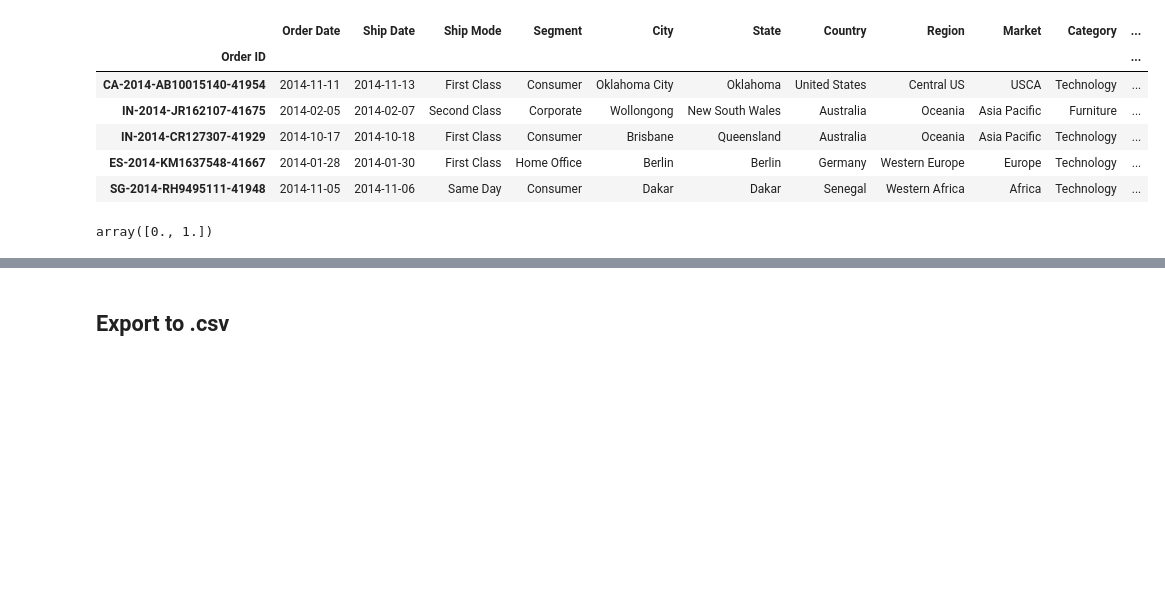
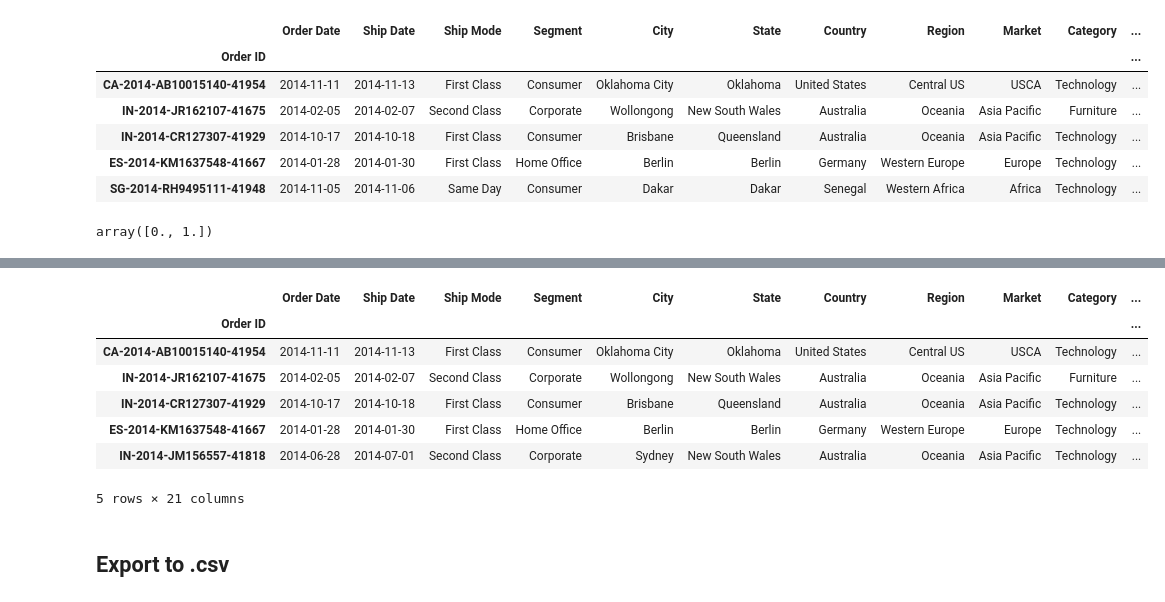
Before and after one commit to rachael-meinders/superstore, a Jupyter notebook: cleaning_data.ipynb, the cells around one changed output, grey strips where cells are left out. Drawn from its saved outputs; the diff is of its cells as text; code cells hidden in the pictures; blank space fills up the shorter version.

Commit message:
pull orders only from top countries

```diff
--- a/cleaning_data.ipynb
+++ b/cleaning_data.ipynb
@@ -338,0 +341,4 @@ array([0., 1.])
+# %%
+# Profit margin
+super_df['Profit Margin Percentage']=super_df.apply(lambda x: x.Profit/x.Sales if x.Profit!=0 else 0, axis=1) * 100
+super_df.head()
@@ -338,0 +358,5 @@ array([0., 1.])
+# %%
+# create df with order count per country, descending
+ordercount_sorted = super_df[['Country','Order Date']].groupby(['Country']).count().sort_values(by='Order Date',ascending=False).reset_index()
+ordercount_sorted = ordercount_sorted.rename(columns={'Order Date':'Orders per Country'})
+ordercount_sorted.head(20)
@@ -338,0 +381,5 @@ array([0., 1.])
+# %%
+# merge super_df with ordercount_sorted - gets order count/country in combined df
+super_topcountries = pd.merge(super_df, ordercount_sorted, on='Country', how='left')
+super_topcountries = super_topcountries.set_index(super_df.index)
+super_topcountries.head()
@@ -339,3 +395,16 @@ array([0., 1.])
+# %%
+# keep only orders from countries with > 500 total orders
+super_topcountries = super_topcountries[super_topcountries['Orders per Country'] > 500]
+super_topcountries.head()
+# %% [output]
+|  | Order Date | Ship Date | Ship Mode | Segment | City | State | Country | Region | Market | Category | ... |
+| Order ID |  |  |  |  |  |  |  |  |  |  | ... |
+| CA-2014-AB10015140-41954 | 2014-11-11 | 2014-11-13 | First Class | Consumer | Oklahoma City | Oklahoma | United States | Central US | USCA | Technology | ... |
+| IN-2014-JR162107-41675 | 2014-02-05 | 2014-02-07 | Second Class | Corporate | Wollongong | New South Wales | Australia | Oceania | Asia Pacific | Furniture | ... |
+| IN-2014-CR127307-41929 | 2014-10-17 | 2014-10-18 | First Class | Consumer | Brisbane | Queensland | Australia | Oceania | Asia Pacific | Technology | ... |
+| ES-2014-KM1637548-41667 | 2014-01-28 | 2014-01-30 | First Class | Home Office | Berlin | Berlin | Germany | Western Europe | Europe | Technology | ... |
+| IN-2014-JM156557-41818 | 2014-06-28 | 2014-07-01 | Second Class | Corporate | Sydney | New South Wales | Australia | Oceania | Asia Pacific | Technology | ... |
+5 rows × 21 columns
 # %% [markdown]
 ## Export to .csv
 # %%
```
Also changed, not shown: parts of 8 cells of this notebook, 2 other files.
